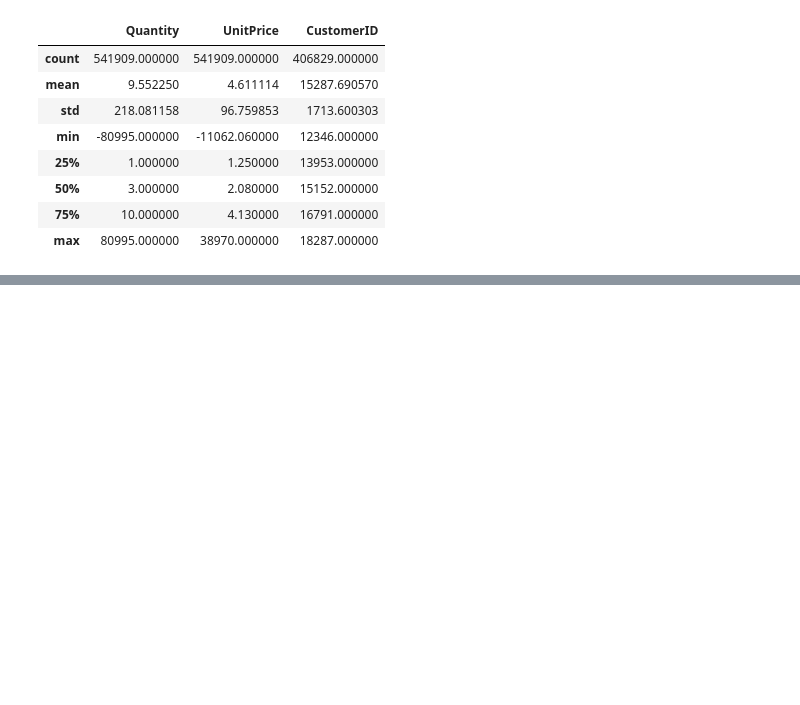
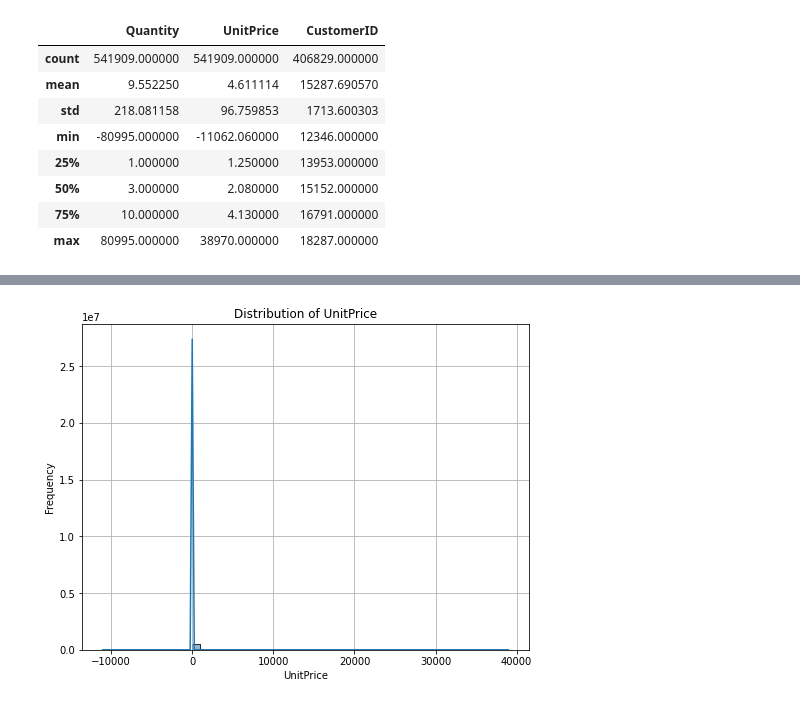
Before and after one commit to Dibieoluchi/Customer-Segmentation-Market-Basket-Analysis-SWOT-Insights, a Jupyter notebook: exploratory data analysis.ipynb, the cells around one changed output, grey strips where cells are left out. Saved outputs shown, nothing was run; the diff lists cells and outputs as text; code cells hidden in the pictures; blank space fills up the shorter version.

```diff
--- a/exploratory data analysis.ipynb
+++ b/exploratory data analysis.ipynb
@@ -88,0 +98,12 @@ The number of non-null values for CustomerID is lower (406,829) compared to the
+# %%
+# Plot distribution of UnitPrice
+# Increase figure size
+plt.figure(figsize=(8, 6))
+plt.grid(True)
+sns.histplot(data['UnitPrice'], bins=50, kde=True)
+plt.title('Distribution of UnitPrice')
+plt.xlabel('UnitPrice')
+plt.ylabel('Frequency')
+plt.show()
+# %% [output]
+[figure, added]
```
Also changed, not shown: parts of 105 cells of this notebook, 2 other files.
